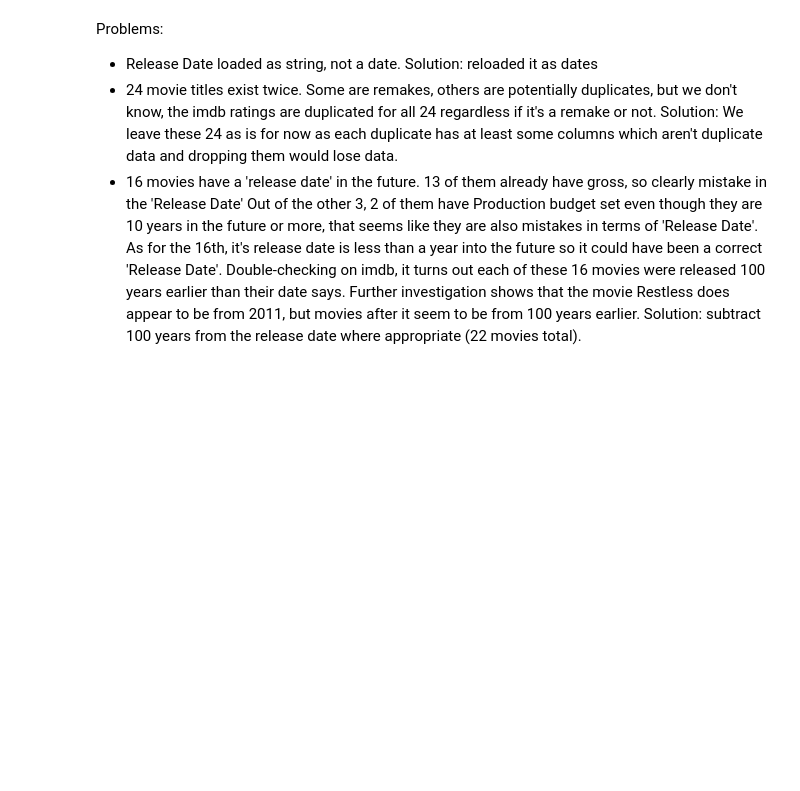
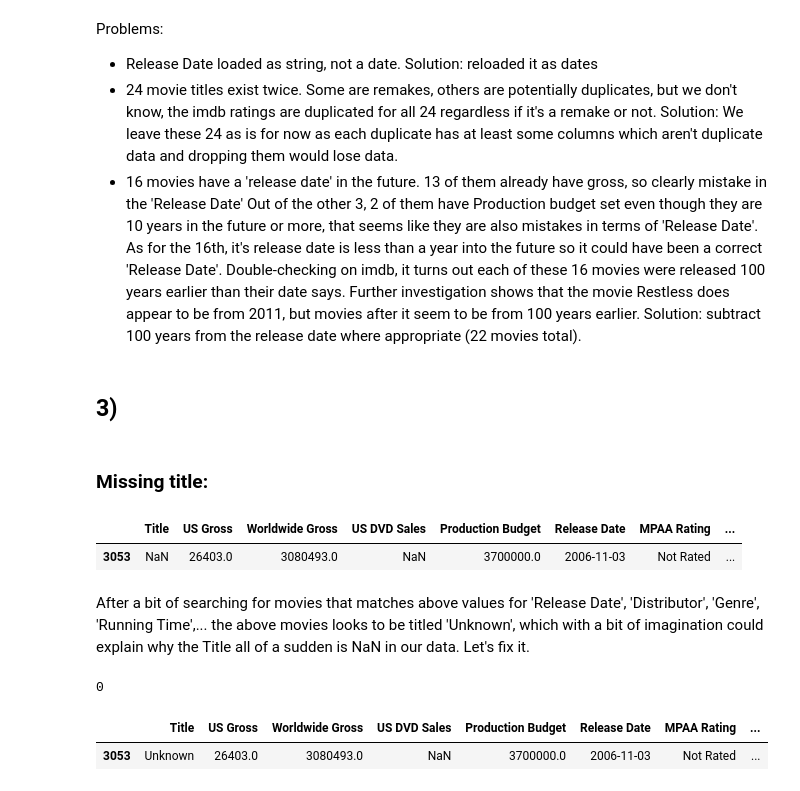
Before and after one commit to jakobschonberg/lexicon, a Jupyter notebook: Data_Analysis_Visualization/Project_Movies/movies.ipynb, the cells around one changed output. Saved outputs shown, nothing was run; the diff lists cells and outputs as text; code cells hidden in the pictures; blank space fills up the shorter version.

```diff
--- a/Data_Analysis_Visualization/Project_Movies/movies.ipynb
+++ b/Data_Analysis_Visualization/Project_Movies/movies.ipynb
@@ -234,3 +234,14 @@ Problems:
 * Release Date loaded as string, not a date. Solution: reloaded it as dates
 * 24 movie titles exist twice. Some are remakes, others are potentially duplicates, but we don't know, the imdb ratings are duplicated for all 24 regardless if it's a remake or not. Solution: We leave these 24 as is for now as each duplicate has at least some columns which aren't duplicate data and dropping them would lose data.
 * 16 movies have a 'release date' in the future. 13 of them already have gross, so clearly mistake in the 'Release Date' Out of the other 3, 2 of them have Production budget set even though they are 10 years in the future or more, that seems like they are also mistakes in terms of 'Release Date'. As for the 16th, it's release date is less than a year into the future so it could have been a correct 'Release Date'. Double-checking on imdb, it turns out each of these 16 movies were released 100 years earlier than their date says. Further investigation shows that the movie Restless does appear to be from 2011, but movies after it seem to be from 100 years earlier. Solution: subtract 100 years from the release date where appropriate (22 movies total).
+# %% [markdown]
+## 3)
+# %% [markdown]
+### Missing title:
+# %%
+movies[movies.Title.isna()]
+# %% [output]
+|  | Title | US Gross | Worldwide Gross | US DVD Sales | Production Budget | Release Date | MPAA Rating | ... |
+| 3053 | NaN | 26403.0 | 3080493.0 | NaN | 3700000.0 | 2006-11-03 | Not Rated | ... |
+# %% [markdown]
+After a bit of searching for movies that matches above values for 'Release Date', 'Distributor', 'Genre', 'Running Time',... the above movies looks to be titled 'Unknown', which with a bit of imagination could explain why the Title all of a sudden is NaN in our data. Let's fix it.
@@ -236,0 +250,7 @@ Problems:
+# %%
+print(movies[movies.Title.isna()]['Title'].count())
+movies[(movies['Release Date'] == '2006-11-03') & (movies.Distributor == 'IFC Films')]
+# %% [output]
+0
+|  | Title | US Gross | Worldwide Gross | US DVD Sales | Production Budget | Release Date | MPAA Rating | ... |
+| 3053 | Unknown | 26403.0 | 3080493.0 | NaN | 3700000.0 | 2006-11-03 | Not Rated | ... |
```
Also changed, not shown: parts of 26 cells of this notebook.
